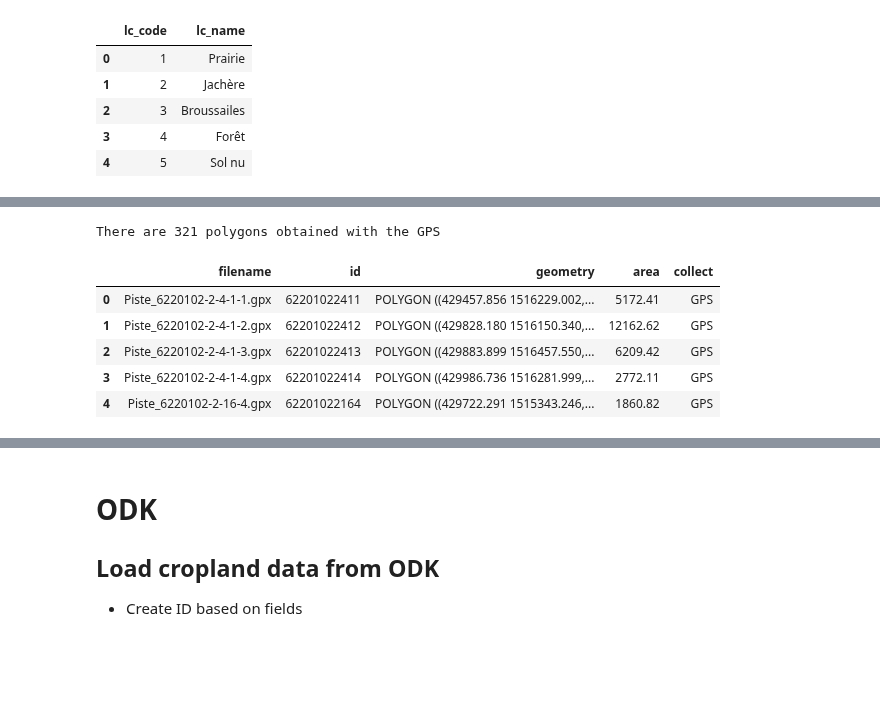
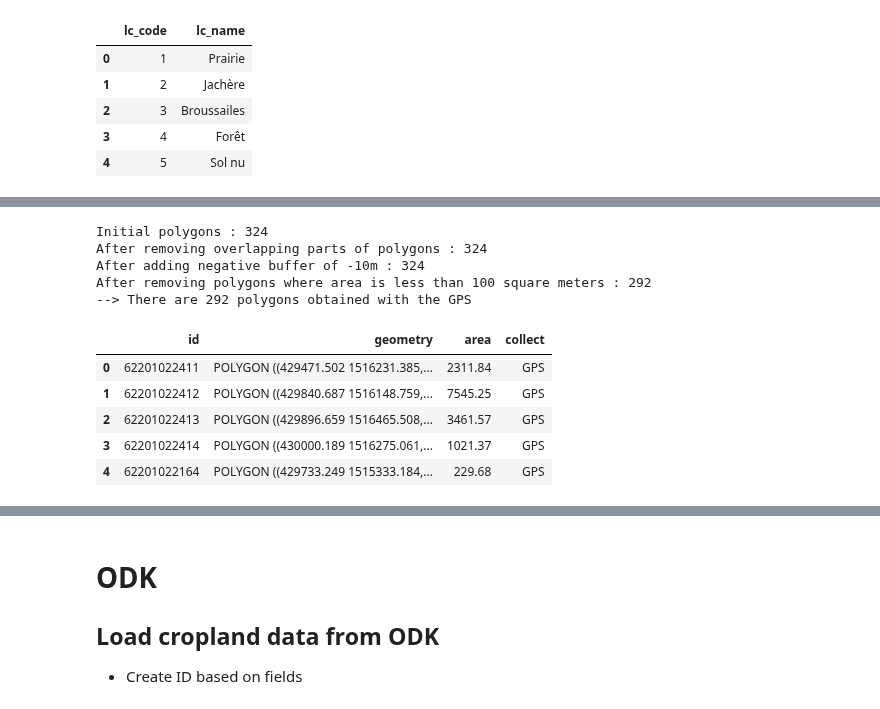
Before and after one commit to nicolasdeffense/eo-toolbox, a Jupyter notebook: notebooks_working/EOStat/clean_in_situ_senegal.ipynb, the cells around one changed output, grey strips where cells are left out. Saved outputs shown, nothing was run; the diff lists cells and outputs as text; code cells hidden in the pictures; blank space fills up the shorter version.

```diff
--- a/notebooks_working/EOStat/clean_in_situ_senegal.ipynb
+++ b/notebooks_working/EOStat/clean_in_situ_senegal.ipynb
@@ -79,31 +87,39 @@ for gpx_file in glob.glob(f'{path}GPS/*/*.gpx'):
 
     filename = os.path.basename(gpx_file)
 
-
     pid = filename[filename.find("Piste")+5:-4].lstrip('_ ')
     pid = pid.replace(' ','-')
     pid = pid.replace('---','-')
     pid = pid.replace('--','-')
     pid = pid.split('-')
 
-
     if len(pid) <= 5:
         pid = ''.join(pid)
 
         layer = fiona.open(gpx_file, layer='tracks')
-
         crs = layer.crs
 
         if crs['init'] == 'epsg:4326':
 
-            dict_gpx = {'filename': filename,
-                        'id': pid,
+            dict_gpx = {'id': pid,
                         'coordinates': layer[0]['geometry']['coordinates'][0]}
 
             dict_gpx_list.append(dict_gpx)
     else:
         wrong_pid += 1
 
-print(f'Good PID : {len(dict_gpx_list)}')
+
+df = pd.DataFrame.from_dict(dict_gpx_list).drop_duplicates('id')
+
+print(f'Good PID (whitout duplicates) : {len(df)}')
 print(f'Wrong PID : {wrong_pid}')
+
+
+df['geometry'] = df.coordinates.apply(Polygon)
+
+df = df.drop('coordinates', axis=1)
+
+gps_gdf = gpd.GeoDataFrame(df, crs='epsg:4326', geometry='geometry').to_crs(epsg=32628)
+
+gps_gdf.head()
 # %% [output]
@@ -117,30 +140,34 @@ Wrong PID : 36
 # %%
-df = pd.DataFrame.from_dict(dict_gpx_list)
+print(f'Initial polygons : {len(gps_gdf)}')
 
-df['geometry'] = df.coordinates.apply(Polygon)
+gps_gdf = remove_overlap.remove_overlap(gps_gdf)
 
-df = df.drop('coordinates', axis=1)
-
-gps_gdf = gpd.GeoDataFrame(df, crs='epsg:4326', geometry='geometry').to_crs(epsg=32628)
-
-gps_gdf = gps_gdf.drop_duplicates()
+print(f'After removing overlapping parts of polygons : {len(gps_gdf)}')
 
 gps_gdf['geometry'] = gps_gdf.buffer(buf_size)
+
+print(f'After adding negative buffer of {buf_size}m : {len(gps_gdf)}')
 
 gps_gdf['area'] = gps_gdf['geometry'].area.round(2)
 
 gps_gdf = gps_gdf.loc[gps_gdf['area'] >= min_area]
 
+print(f'After removing polygons where area is less than {min_area} square meters : {len(gps_gdf)}')
+
 gps_gdf['collect'] = 'GPS'
 
 
-print(f'There are {len(gps_gdf)} polygons obtained with the GPS')
+print(f'--> There are {len(gps_gdf)} polygons obtained with the GPS')
 gps_gdf.head()
 # %% [output]
-There are 321 polygons obtained with the GPS
+Initial polygons : 324
+After removing overlapping parts of polygons : 324
+After adding negative buffer of -10m : 324
+After removing polygons where area is less than 100 square meters : 292
+--> There are 292 polygons obtained with the GPS
-|  | filename | id | geometry | area | collect |
-| 0 | Piste_6220102-2-4-1-1.gpx | 62201022411 | POLYGON ((429457.856 1516229.002,... | 5172.41 | GPS |
-| 1 | Piste_6220102-2-4-1-2.gpx | 62201022412 | POLYGON ((429828.180 1516150.340,... | 12162.62 | GPS |
-| 2 | Piste_6220102-2-4-1-3.gpx | 62201022413 | POLYGON ((429883.899 1516457.550,... | 6209.42 | GPS |
-| 3 | Piste_6220102-2-4-1-4.gpx | 62201022414 | POLYGON ((429986.736 1516281.999,... | 2772.11 | GPS |
-| 4 | Piste_6220102-2-16-4.gpx | 62201022164 | POLYGON ((429722.291 1515343.246,... | 1860.82 | GPS |
+|  | id | geometry | area | collect |
+| 0 | 62201022411 | POLYGON ((429471.502 1516231.385,... | 2311.84 | GPS |
+| 1 | 62201022412 | POLYGON ((429840.687 1516148.759,... | 7545.25 | GPS |
+| 2 | 62201022413 | POLYGON ((429896.659 1516465.508,... | 3461.57 | GPS |
+| 3 | 62201022414 | POLYGON ((430000.189 1516275.061,... | 1021.37 | GPS |
+| 4 | 62201022164 | POLYGON ((429733.249 1515333.184,... | 229.68 | GPS |
```
Also changed, not shown: parts of 25 cells of this notebook, 1 other file.
